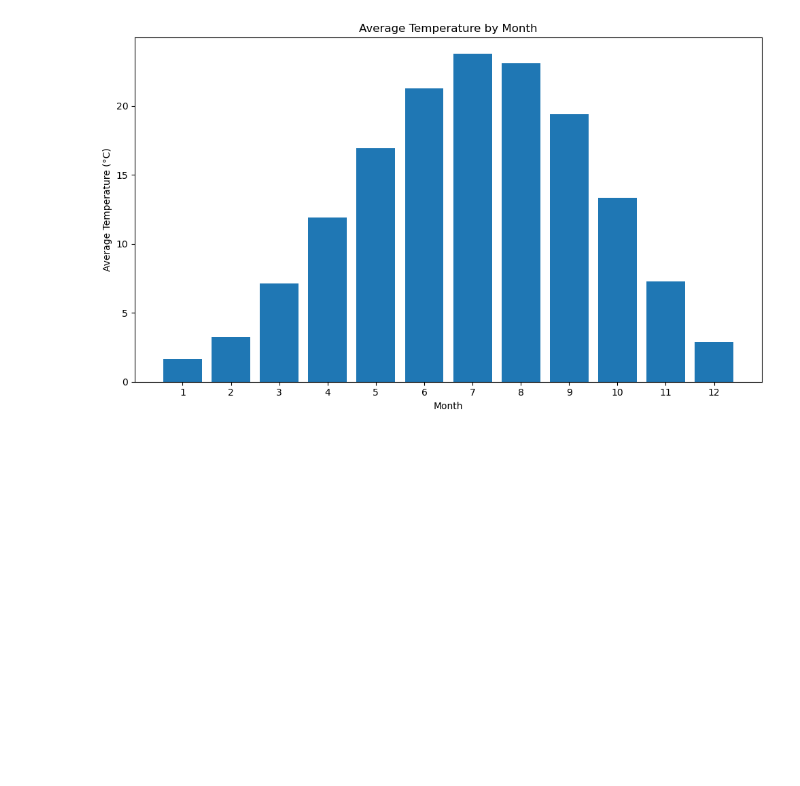
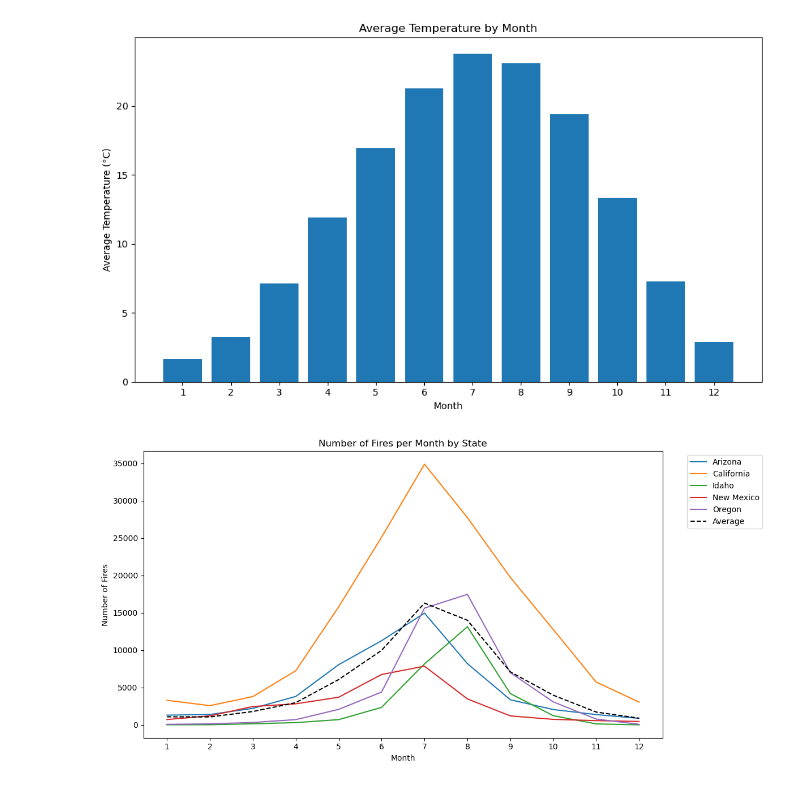
Before and after one commit to Pissane/Capstone_Project, a Jupyter notebook: seasonal_dependence.ipynb, the cells around one changed output. Drawn from its saved outputs; the diff is of its cells as text; code cells hidden in the pictures; blank space fills up the shorter version.

Commit message:
corrected nb, added calcs and vis on top5 states

```diff
--- a/seasonal_dependence.ipynb
+++ b/seasonal_dependence.ipynb
@@ -109,3 +114,41 @@ plt.tight_layout()
 plt.show()
 # %% [output]
 [figure]
+# %%
+
+# Define the list of states to include in the visualization
+selected_states = ['California', 'Oregon', 'Idaho', 'New Mexico', 'Arizona']
+
+# Filter the data to include only the selected states
+filtered_data = fires_data[fires_data['state_name'].isin(selected_states)]
+
+# Group the filtered data by 'month' and 'state_name' and count the occurrences
+grouped_data = filtered_data.groupby(['month', 'state_name']).size().unstack().fillna(0)
+
+# Calculate the average number of fires for each month
+average_line = grouped_data.mean(axis=1)
+
+# Create a line chart for each state
+fig, ax = plt.subplots(figsize=(12, 6))
+
+# Loop through each state and plot the data as a line chart
+for state in grouped_data.columns:
+    ax.plot(grouped_data.index, grouped_data[state], label=state)
+
+# Plot the average line
+ax.plot(grouped_data.index, average_line, label='Average', linestyle='--', color='black')
+
+# Set labels and title
+ax.set_xlabel('Month')
+ax.set_ylabel('Number of Fires')
+ax.set_title('Number of Fires per Month by State')
+ax.legend(loc='upper right', bbox_to_anchor=(1.2, 1))
+
+# Set the x-axis ticks to be the unique values from the 'month' column
+ax.set_xticks(grouped_data.index)
+
+# Show the plot
+plt.tight_layout()
+plt.show()
+# %% [output]
+[figure, added]
```
Also changed, not shown: parts of 23 cells of this notebook, 1 other file.
